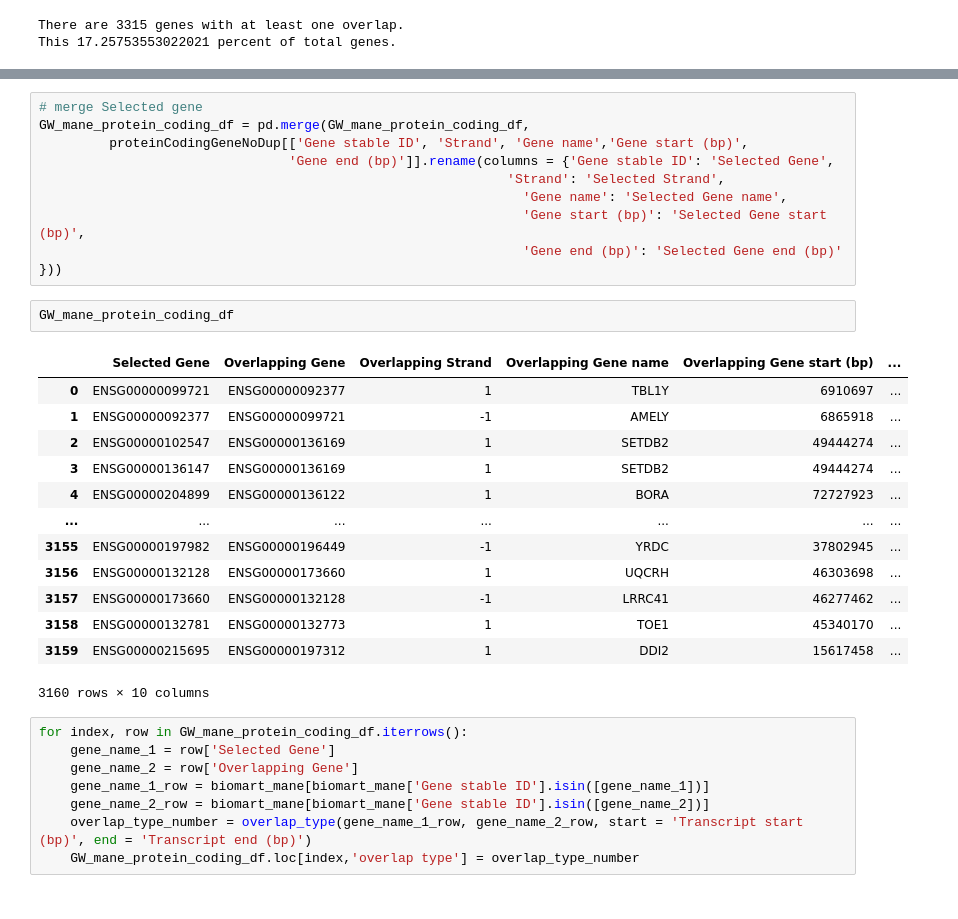
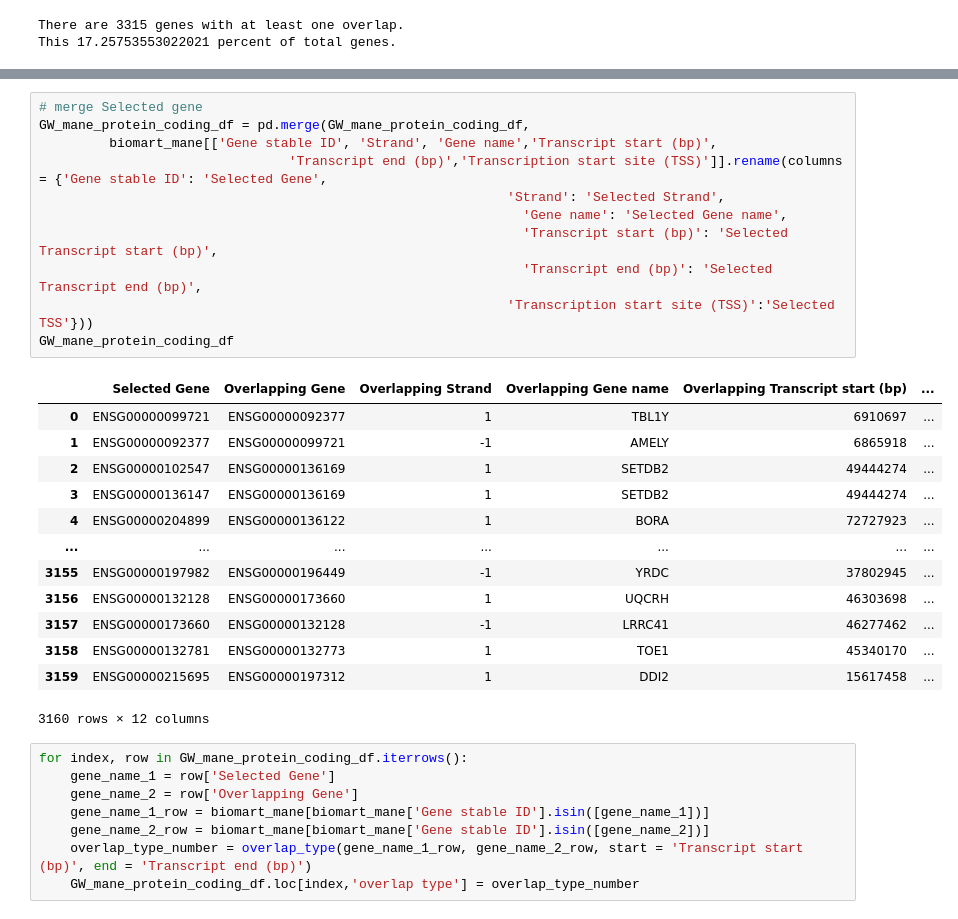
Before and after one commit to ssrikant2/CRISPRi_manuscript, a Jupyter notebook: Notebooks/08-CRISPRi Challenges/04_Gene_Overlap.ipynb, the cells around one changed output, grey strips where cells are left out. Saved outputs shown, nothing was run; the diff lists cells and outputs as text.

```diff
--- a/Notebooks/08-CRISPRi Challenges/04_Gene_Overlap.ipynb
+++ b/Notebooks/08-CRISPRi Challenges/04_Gene_Overlap.ipynb
@@ -330,28 +346,28 @@ GW_mane_protein_coding_df = pd.merge(GW_mane_protein_coding_df,
 # %%
 # merge Selected gene
 GW_mane_protein_coding_df = pd.merge(GW_mane_protein_coding_df,
-         proteinCodingGeneNoDup[['Gene stable ID', 'Strand', 'Gene name','Gene start (bp)',
-                                'Gene end (bp)']].rename(columns = {'Gene stable ID': 'Selected Gene',
+         biomart_mane[['Gene stable ID', 'Strand', 'Gene name','Transcript start (bp)',
+                                'Transcript end (bp)','Transcription start site (TSS)']].rename(columns = {'Gene stable ID': 'Selected Gene',
                                                             'Strand': 'Selected Strand',
                                                               'Gene name': 'Selected Gene name',
-                                                              'Gene start (bp)': 'Selected Gene start (bp)',
-                                                              'Gene end (bp)': 'Selected Gene end (bp)' }))
+                                                              'Transcript start (bp)': 'Selected Transcript start (bp)',
+                                                              'Transcript end (bp)': 'Selected Transcript end (bp)',
+                                                            'Transcription start site (TSS)':'Selected TSS'}))
+GW_mane_protein_coding_df
+# %% [output]
+|  | Selected Gene | Overlapping Gene | Overlapping Strand | Overlapping Gene name | Overlapping Transcript start (bp) | ... |
+| 0 | ENSG00000099721 | ENSG00000092377 | 1 | TBL1Y | 6910697 | ... |
+| 1 | ENSG00000092377 | ENSG00000099721 | -1 | AMELY | 6865918 | ... |
+| 2 | ENSG00000102547 | ENSG00000136169 | 1 | SETDB2 | 49444274 | ... |
+| 3 | ENSG00000136147 | ENSG00000136169 | 1 | SETDB2 | 49444274 | ... |
+| 4 | ENSG00000204899 | ENSG00000136122 | 1 | BORA | 72727923 | ... |
+| ... | ... | ... | ... | ... | ... | ... |
+| 3155 | ENSG00000197982 | ENSG00000196449 | -1 | YRDC | 37802945 | ... |
+| 3156 | ENSG00000132128 | ENSG00000173660 | 1 | UQCRH | 46303698 | ... |
+| 3157 | ENSG00000173660 | ENSG00000132128 | -1 | LRRC41 | 46277462 | ... |
+| 3158 | ENSG00000132781 | ENSG00000132773 | 1 | TOE1 | 45340170 | ... |
+| 3159 | ENSG00000215695 | ENSG00000197312 | 1 | DDI2 | 15617458 | ... |
+3160 rows × 12 columns
-# %%
-GW_mane_protein_coding_df
-# %% [output]
-|  | Selected Gene | Overlapping Gene | Overlapping Strand | Overlapping Gene name | Overlapping Gene start (bp) | ... |
-| 0 | ENSG00000099721 | ENSG00000092377 | 1 | TBL1Y | 6910697 | ... |
-| 1 | ENSG00000092377 | ENSG00000099721 | -1 | AMELY | 6865918 | ... |
-| 2 | ENSG00000102547 | ENSG00000136169 | 1 | SETDB2 | 49444274 | ... |
-| 3 | ENSG00000136147 | ENSG00000136169 | 1 | SETDB2 | 49444274 | ... |
-| 4 | ENSG00000204899 | ENSG00000136122 | 1 | BORA | 72727923 | ... |
-| ... | ... | ... | ... | ... | ... | ... |
-| 3155 | ENSG00000197982 | ENSG00000196449 | -1 | YRDC | 37802945 | ... |
-| 3156 | ENSG00000132128 | ENSG00000173660 | 1 | UQCRH | 46303698 | ... |
-| 3157 | ENSG00000173660 | ENSG00000132128 | -1 | LRRC41 | 46277462 | ... |
-| 3158 | ENSG00000132781 | ENSG00000132773 | 1 | TOE1 | 45340170 | ... |
-| 3159 | ENSG00000215695 | ENSG00000197312 | 1 | DDI2 | 15617458 | ... |
-3160 rows × 10 columns
 # %%
 for index, row in GW_mane_protein_coding_df.iterrows():
     gene_name_1 = row['Selected Gene']
```
Also changed, not shown: parts of 4 cells of this notebook, 2 other files.
